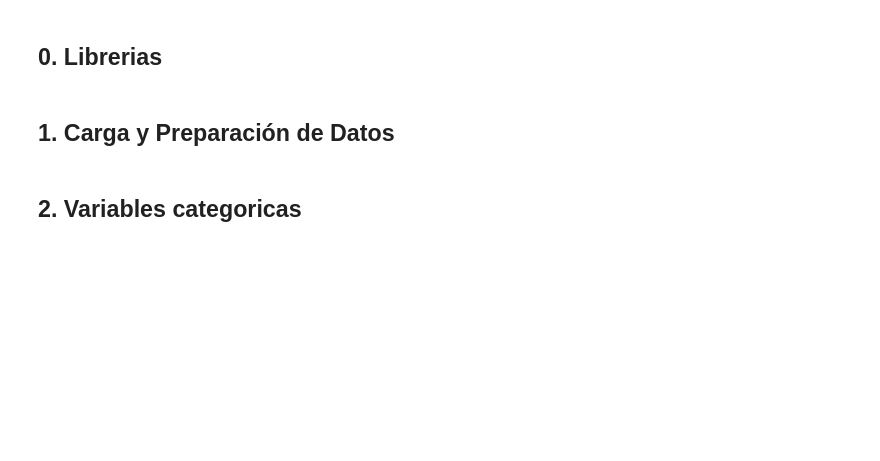
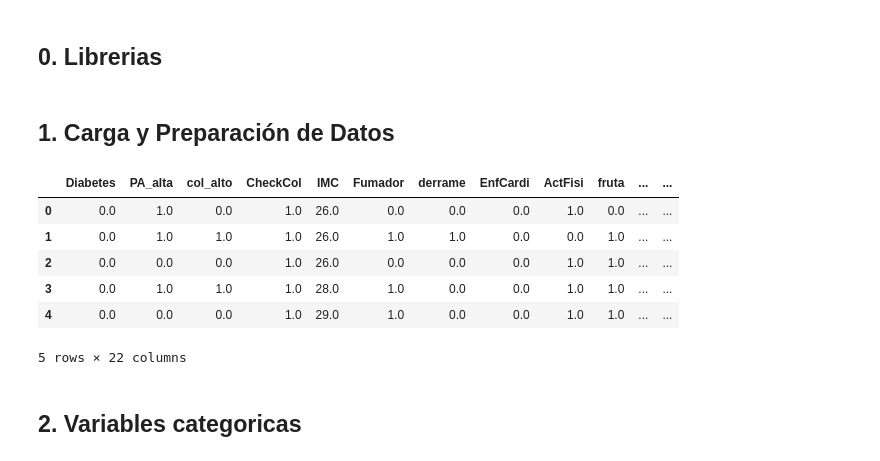
Before and after one commit to abrahanb123/book_phyton, a Jupyter notebook: notebooks/eda_univariado_diabetes.ipynb, the cells around one changed output. Saved outputs shown, nothing was run; the diff lists cells and outputs as text; code cells hidden in the pictures; blank space fills up the shorter version.

```diff
--- a/notebooks/eda_univariado_diabetes.ipynb
+++ b/notebooks/eda_univariado_diabetes.ipynb
@@ -12,7 +12,7 @@ import seaborn as sns
 # %% [markdown]
 ## 1. Carga y Preparación de Datos
 # %%
-filename=r"Data\diabetes_binary_5050split_health_indicators_BRFSS2015.csv"
+filename=r"C:\Users\abrah\OneDrive - Universidad del Norte\Documentos\DataViz_2026\python\data\diabetes.csv"
 
 df = pd.read_csv(filename, sep=',')
 
@@ -23,33 +23,41 @@ df = df.rename(columns={
     'CholCheck':   'CheckCol',
     'BMI':  'IMC',
     'Smoker':   'Fumador',
     'Stroke':      'derrame',
     'HeartDiseaseorAttack': 'EnfCardi',
     'PhysActivity':  'ActFisi',
     'Fruits':    'fruta',
     'Veggies':   'vegetales',
     'HvyAlcoholConsump':     'Alcohlico',
     'AnyHealthcare':        'eps',
     'NoDocbcCost':    'AfordabilidadMedica',
     'GenHlth':         'SaludG',
     'MentHlth':        'SaludM',
     'PhysHlth':        'SaludF',
     'DiffWalk':        'DificultadCaminar',
     'Sex': 'Genero',
     'Age': 'Edad',
     'Education': 'Educacion',
     'Income': 'Ingresos'
 })[[
     'Diabetes', 'PA_alta', 'col_alto', 'CheckCol',
     'IMC', 'Fumador', 'derrame', 'EnfCardi', 'ActFisi',
     'fruta', 'vegetales', 'Alcohlico', 'eps', 'AfordabilidadMedica',
     'SaludG', 'SaludM', 'SaludF', 'DificultadCaminar', 'Genero',
     'Edad', 'Educacion', 'Ingresos'
 ]]
 
 
 df = df.drop_duplicates()
 df.head()
+# %% [output]
+|  | Diabetes | PA_alta | col_alto | CheckCol | IMC | Fumador | derrame | EnfCardi | ActFisi | fruta | ... | ... |
+| 0 | 0.0 | 1.0 | 0.0 | 1.0 | 26.0 | 0.0 | 0.0 | 0.0 | 1.0 | 0.0 | ... | ... |
+| 1 | 0.0 | 1.0 | 1.0 | 1.0 | 26.0 | 1.0 | 1.0 | 0.0 | 0.0 | 1.0 | ... | ... |
+| 2 | 0.0 | 0.0 | 0.0 | 1.0 | 26.0 | 0.0 | 0.0 | 0.0 | 1.0 | 1.0 | ... | ... |
+| 3 | 0.0 | 1.0 | 1.0 | 1.0 | 28.0 | 1.0 | 0.0 | 0.0 | 1.0 | 1.0 | ... | ... |
+| 4 | 0.0 | 0.0 | 0.0 | 1.0 | 29.0 | 1.0 | 0.0 | 0.0 | 1.0 | 1.0 | ... | ... |
+5 rows × 22 columns
 # %% [markdown]
 ## 2. Variables categoricas
 # %% [markdown]
```
Also changed, not shown: parts of 38 cells of this notebook.
